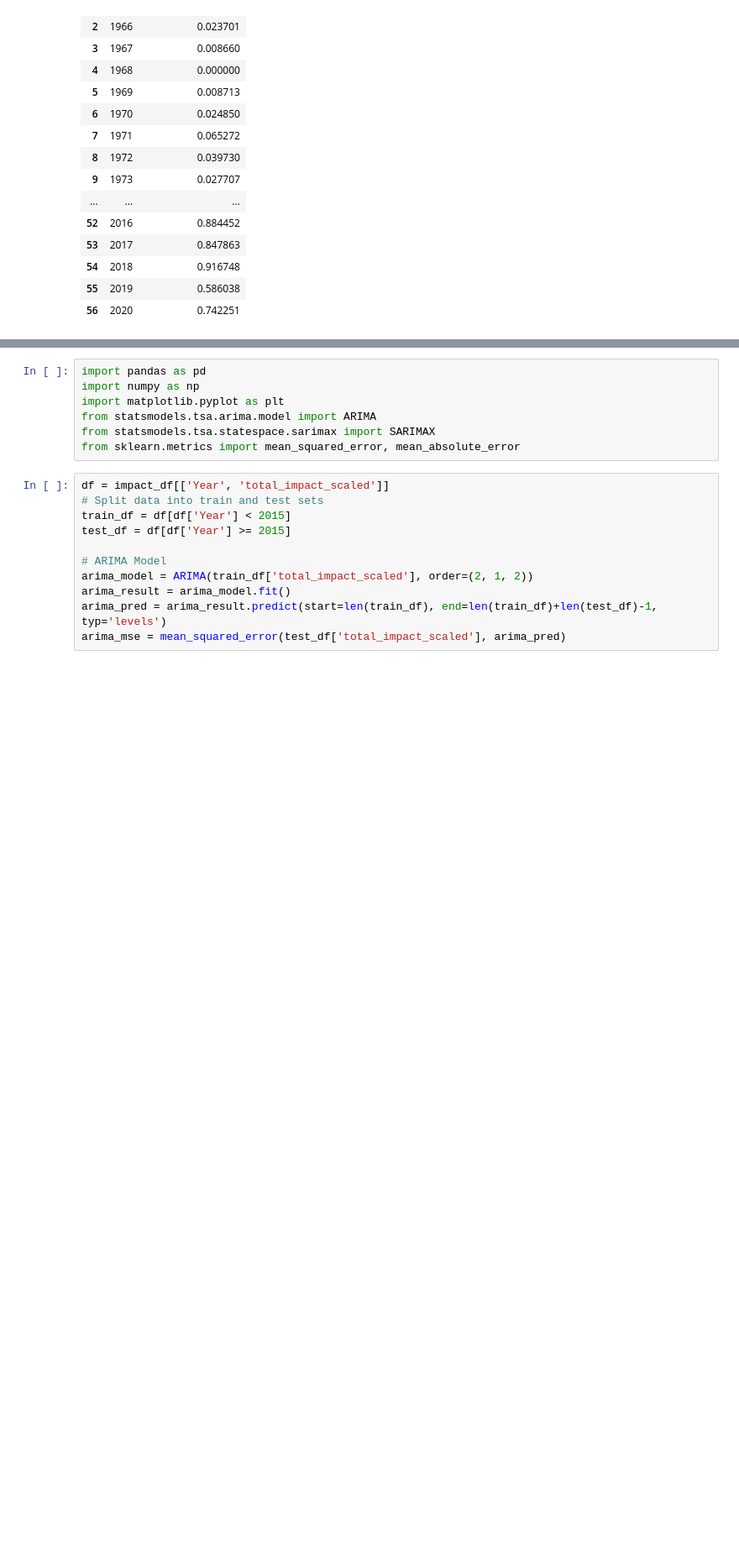
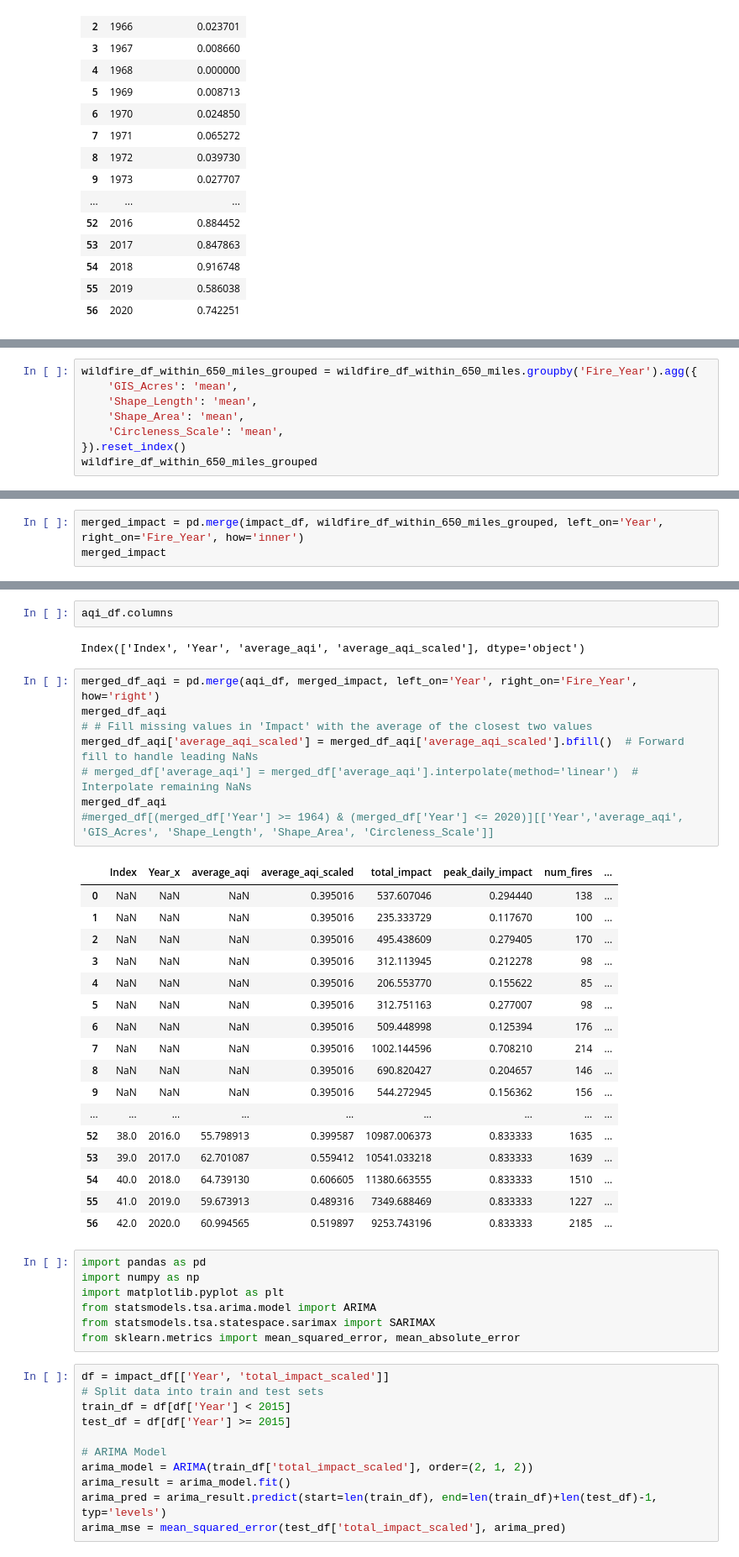
Before and after one commit to navya-eedula-uw/DATA-512-Wildfire-Analysis-Part-1, a Jupyter notebook: smoke_estimate.ipynb, the cells around one changed output, grey strips where cells are left out. Shown at 84% size. Saved outputs shown, nothing was run; the diff lists cells and outputs as text; blank space fills up the shorter version.

```diff
--- a/smoke_estimate.ipynb
+++ b/smoke_estimate.ipynb
@@ -459,0 +473,8 @@ impact_df[['Year', 'total_impact_scaled']]
+# %%
+wildfire_df_within_650_miles_grouped = wildfire_df_within_650_miles.groupby('Fire_Year').agg({
+    'GIS_Acres': 'mean',
+    'Shape_Length': 'mean',
+    'Shape_Area': 'mean',
+    'Circleness_Scale': 'mean',
+}).reset_index()
+wildfire_df_within_650_miles_grouped
@@ -459,0 +505,3 @@ impact_df[['Year', 'total_impact_scaled']]
+# %%
+merged_impact = pd.merge(impact_df, wildfire_df_within_650_miles_grouped, left_on='Year', right_on='Fire_Year', how='inner')
+merged_impact
@@ -460,3 +526,33 @@ impact_df[['Year', 'total_impact_scaled']]
+# %%
+aqi_df.columns
+# %% [output]
+Index(['Index', 'Year', 'average_aqi', 'average_aqi_scaled'], dtype='object')
+# %%
+merged_df_aqi = pd.merge(aqi_df, merged_impact, left_on='Year', right_on='Fire_Year', how='right')
+merged_df_aqi
+# # Fill missing values in 'Impact' with the average of the closest two values
+merged_df_aqi['average_aqi_scaled'] = merged_df_aqi['average_aqi_scaled'].bfill()  # Forward fill to handle leading NaNs
+# merged_df['average_aqi'] = merged_df['average_aqi'].interpolate(method='linear')  # Interpolate remaining NaNs
+merged_df_aqi
+#merged_df[(merged_df['Year'] >= 1964) & (merged_df['Year'] <= 2020)][['Year','average_aqi', 'GIS_Acres', 'Shape_Length', 'Shape_Area', 'Circleness_Scale']]
+# %% [output]
+|  | Index | Year_x | average_aqi | average_aqi_scaled | total_impact | peak_daily_impact | num_fires | ... |
+| 0 | NaN | NaN | NaN | 0.395016 | 537.607046 | 0.294440 | 138 | ... |
+| 1 | NaN | NaN | NaN | 0.395016 | 235.333729 | 0.117670 | 100 | ... |
+| 2 | NaN | NaN | NaN | 0.395016 | 495.438609 | 0.279405 | 170 | ... |
+| 3 | NaN | NaN | NaN | 0.395016 | 312.113945 | 0.212278 | 98 | ... |
+| 4 | NaN | NaN | NaN | 0.395016 | 206.553770 | 0.155622 | 85 | ... |
+| 5 | NaN | NaN | NaN | 0.395016 | 312.751163 | 0.277007 | 98 | ... |
+| 6 | NaN | NaN | NaN | 0.395016 | 509.448998 | 0.125394 | 176 | ... |
+| 7 | NaN | NaN | NaN | 0.395016 | 1002.144596 | 0.708210 | 214 | ... |
+| 8 | NaN | NaN | NaN | 0.395016 | 690.820427 | 0.204657 | 146 | ... |
+| 9 | NaN | NaN | NaN | 0.395016 | 544.272945 | 0.156362 | 156 | ... |
+| ... | ... | ... | ... | ... | ... | ... | ... | ... |
+| 52 | 38.0 | 2016.0 | 55.798913 | 0.399587 | 10987.006373 | 0.833333 | 1635 | ... |
+| 53 | 39.0 | 2017.0 | 62.701087 | 0.559412 | 10541.033218 | 0.833333 | 1639 | ... |
+| 54 | 40.0 | 2018.0 | 64.739130 | 0.606605 | 11380.663555 | 0.833333 | 1510 | ... |
+| 55 | 41.0 | 2019.0 | 59.673913 | 0.489316 | 7349.688469 | 0.833333 | 1227 | ... |
+| 56 | 42.0 | 2020.0 | 60.994565 | 0.519897 | 9253.743196 | 0.833333 | 2185 | ... |
 # %%
 import pandas as pd
 import numpy as np
```
Also changed, not shown: parts of 17 cells of this notebook, 1 other file.
